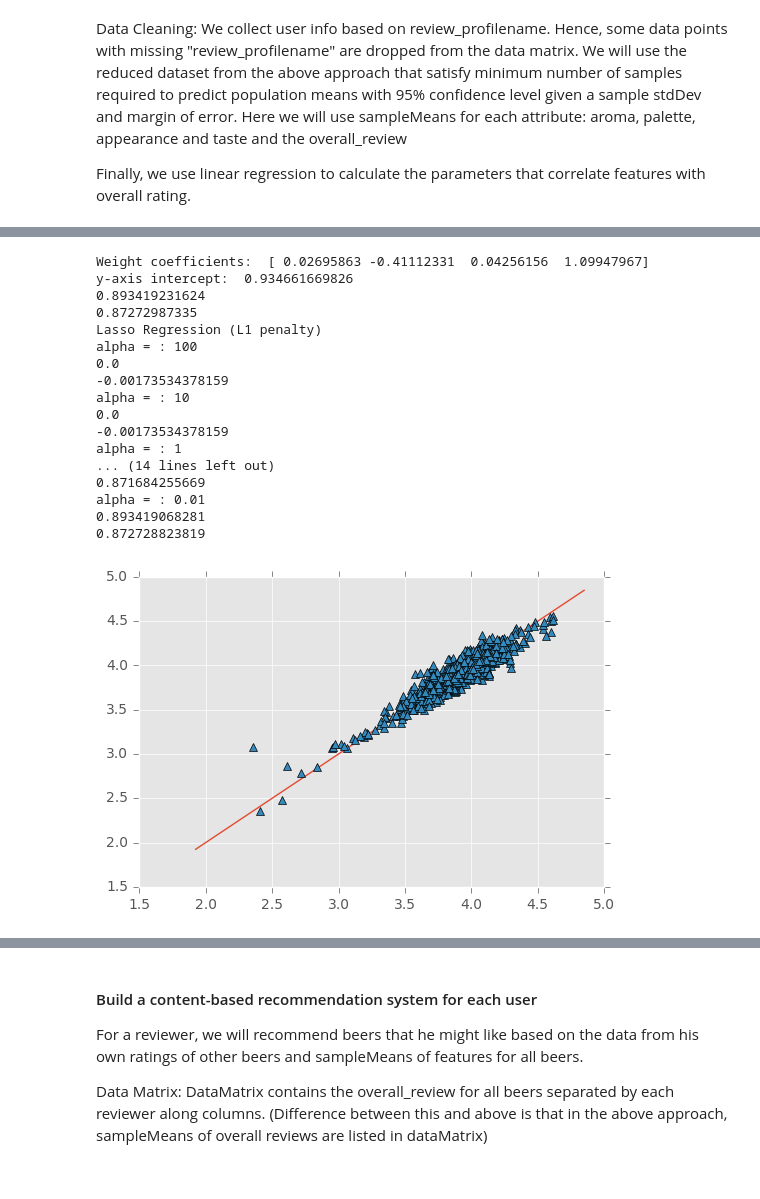
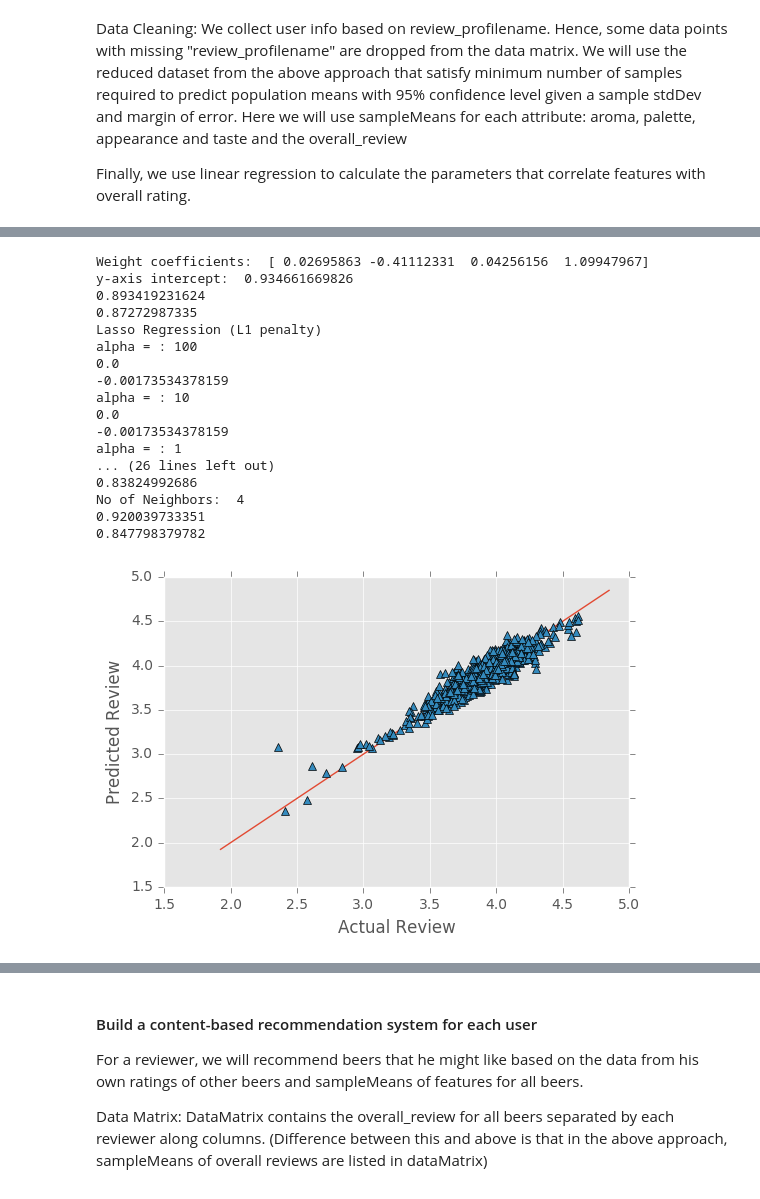
Before and after one commit to PhaniD/beer-recommendation, a Jupyter notebook: notebooks/beer-recommendation-reviews.ipynb, the cells around one changed output, grey strips where cells are left out. Cells and saved outputs as stored; diff of their text form; code cells hidden in the pictures.

```diff
--- a/notebooks/beer-recommendation-reviews.ipynb
+++ b/notebooks/beer-recommendation-reviews.ipynb
@@ -205,8 +224,11 @@ plt.plot(xT[3],y, 'o');
 # %%
 import sklearn
+import matplotlib.pyplot as plt
 from sklearn.model_selection import train_test_split
-
-
+from sklearn.preprocessing import StandardScaler
+scaler = StandardScaler()
+scaler.fit(X)
+X_scaled = scaler.transform(X)
 train_X, test_X, train_y, test_y = train_test_split(X, y, train_size=0.7, random_state=1236)
 
 from sklearn.linear_model import LinearRegression
@@ -220,46 +242,54 @@ print(regressor.score(test_X,test_y))
 y_pred_train = regressor.predict(train_X)
 y_pred_test = regressor.predict(test_X)
 
-import matplotlib.pyplot as plt
-
 plt.plot([y.min(), y.max()], [y.min(), y.max()])
-plt.plot(test_y, y_pred_test, '^', label="test-prediction")
+plt.plot(test_y, y_pred_test, '^')
+plt.xlabel('Actual Review')
+plt.ylabel('Predicted Review')
 
 print ("Lasso Regression (L1 penalty)")
 from sklearn.linear_model import Lasso
 lasso_models = {}
 for alpha in [100, 10, 1, .01]:
     lasso = Lasso(alpha=alpha).fit(train_X, train_y)
     print("alpha = :", alpha)
     print(lasso.score(train_X, train_y))
     print(lasso.score(test_X, test_y))
     lasso_models[alpha] = lasso
 
 print ("Ridge Regression (L2 penalty)")
 from sklearn.linear_model import Ridge
 ridge_models = {}
 for alpha in [100, 10, 1, .01]:
     ridge = Ridge(alpha=alpha).fit(train_X, train_y)
     print("alpha = :", alpha)
     print(ridge.score(train_X, train_y))
     print(ridge.score(test_X, test_y))
     ridge_models[alpha] = ridge
+
+from sklearn.neighbors import KNeighborsRegressor
+for i in range(1,5):
+    kneighbor_regression = KNeighborsRegressor(n_neighbors=i)
+    kneighbor_regression.fit(train_X, train_y)
+    print ("No of Neighbors: ", i)
+    print(kneighbor_regression.score(train_X, train_y))
+    print(kneighbor_regression.score(test_X, test_y))
 # %% [output]
 Weight coefficients:  [ 0.02695863 -0.41112331  0.04256156  1.09947967]
 y-axis intercept:  0.934661669826
 0.893419231624
 0.87272987335
 Lasso Regression (L1 penalty)
 alpha = : 100
 0.0
 -0.00173534378159
 alpha = : 10
 0.0
 -0.00173534378159
 alpha = : 1
-... (14 lines left out)
-0.871684255669
-alpha = : 0.01
-0.893419068281
-0.872728823819
+... (26 lines left out)
+0.83824992686
+No of Neighbors:  4
+0.920039733351
+0.847798379782
-[figure, old version]
+[figure, new version]
```
Also changed, not shown: parts of 4 cells of this notebook, 2 other files.
